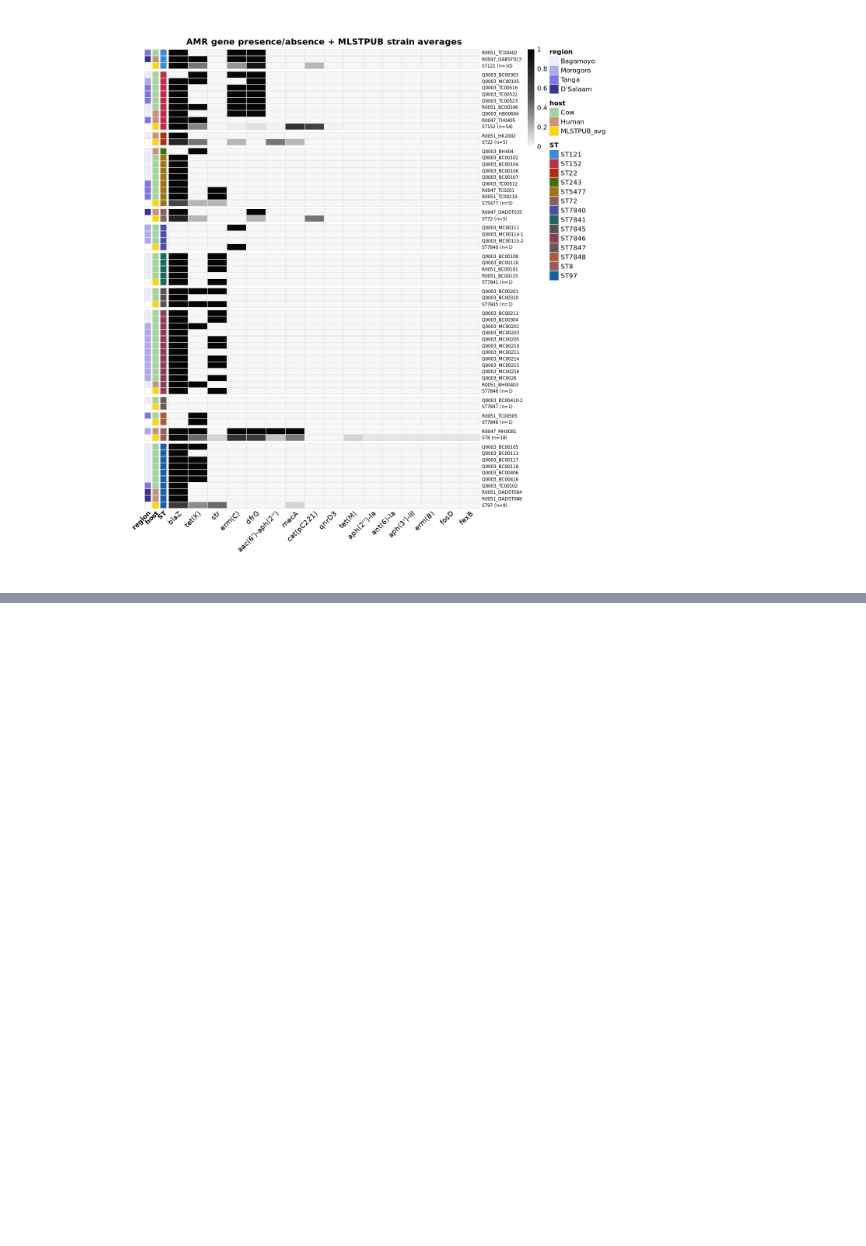
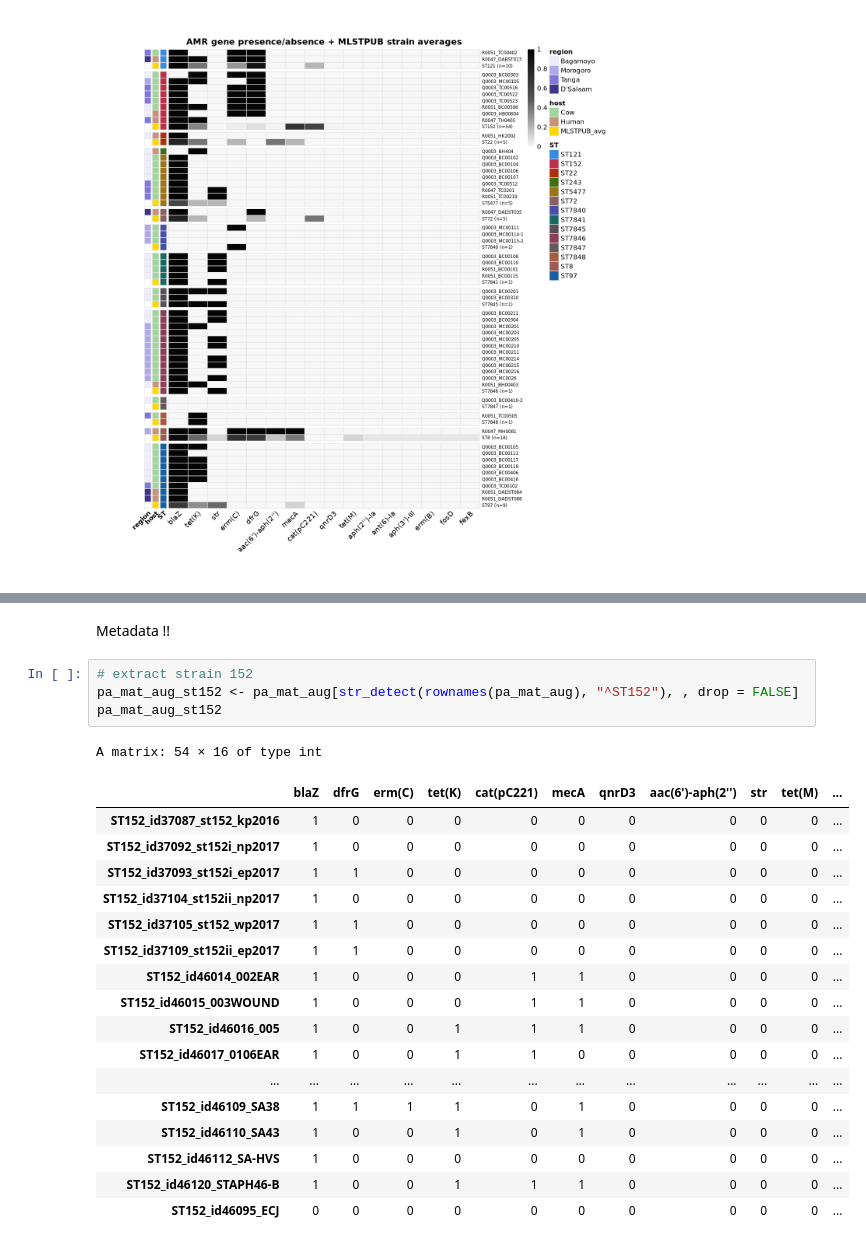
Before and after one commit to andregodinhodtu/23262_infectious_disease_project, a Jupyter notebook: source/analysis/resfinder.ipynb, the cells around one changed output, grey strips where cells are left out. Drawn from its saved outputs; the diff is of its cells as text; blank space fills up the shorter version.

```diff
--- a/source/analysis/resfinder.ipynb
+++ b/source/analysis/resfinder.ipynb
@@ -857,0 +778,25 @@ The following object is masked from ‘package:dplyr’:
+# %% [markdown]
+Metadata !!
+# %%
+# extract strain 152
+pa_mat_aug_st152 <- pa_mat_aug[str_detect(rownames(pa_mat_aug), "^ST152"), , drop = FALSE]
+pa_mat_aug_st152
+# %% [output]
+A matrix: 54 × 16 of type int
+|  | blaZ | dfrG | erm(C) | tet(K) | cat(pC221) | mecA | qnrD3 | aac(6')-aph(2'') | str | tet(M) | ... |
+| ST152_id37087_st152_kp2016 | 1 | 0 | 0 | 0 | 0 | 0 | 0 | 0 | 0 | 0 | ... |
+| ST152_id37092_st152i_np2017 | 1 | 0 | 0 | 0 | 0 | 0 | 0 | 0 | 0 | 0 | ... |
+| ST152_id37093_st152i_ep2017 | 1 | 1 | 0 | 0 | 0 | 0 | 0 | 0 | 0 | 0 | ... |
+| ST152_id37104_st152ii_np2017 | 1 | 0 | 0 | 0 | 0 | 0 | 0 | 0 | 0 | 0 | ... |
+| ST152_id37105_st152_wp2017 | 1 | 1 | 0 | 0 | 0 | 0 | 0 | 0 | 0 | 0 | ... |
+| ST152_id37109_st152ii_ep2017 | 1 | 1 | 0 | 0 | 0 | 0 | 0 | 0 | 0 | 0 | ... |
+| ST152_id46014_002EAR | 1 | 0 | 0 | 0 | 1 | 1 | 0 | 0 | 0 | 0 | ... |
+| ST152_id46015_003WOUND | 1 | 0 | 0 | 0 | 1 | 1 | 0 | 0 | 0 | 0 | ... |
+| ST152_id46016_005 | 1 | 0 | 0 | 1 | 1 | 1 | 0 | 0 | 0 | 0 | ... |
+| ST152_id46017_0106EAR | 1 | 0 | 0 | 1 | 1 | 0 | 0 | 0 | 0 | 0 | ... |
+| ... | ... | ... | ... | ... | ... | ... | ... | ... | ... | ... | ... |
+| ST152_id46109_SA38 | 1 | 1 | 1 | 1 | 0 | 1 | 0 | 0 | 0 | 0 | ... |
+| ST152_id46110_SA43 | 1 | 0 | 0 | 1 | 0 | 1 | 0 | 0 | 0 | 0 | ... |
+| ST152_id46112_SA-HVS | 1 | 0 | 0 | 0 | 0 | 0 | 0 | 0 | 0 | 0 | ... |
+| ST152_id46120_STAPH46-B | 1 | 0 | 0 | 1 | 1 | 1 | 0 | 0 | 0 | 0 | ... |
+| ST152_id46095_ECJ | 0 | 0 | 0 | 0 | 0 | 0 | 0 | 0 | 0 | 0 | ... |
```
Also changed, not shown: parts of 7 cells of this notebook, 4 other files.
